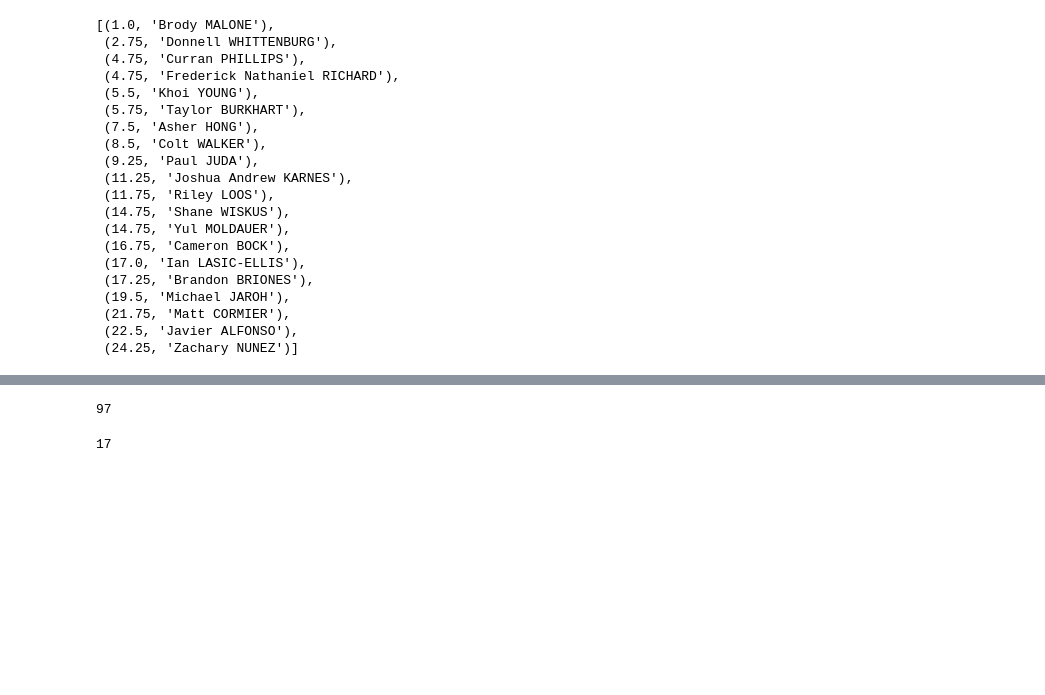
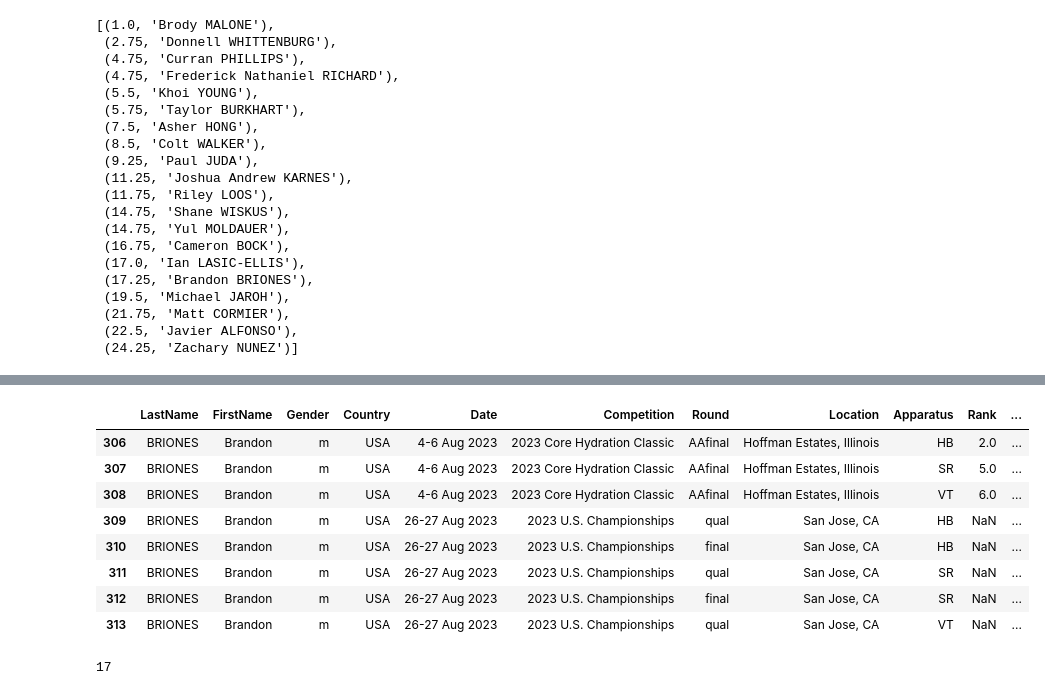
Before and after one commit to mgpruch/case-2-team-8, a Jupyter notebook: ishaan_part3.ipynb, the cells around one changed output, grey strips where cells are left out. Cells and saved outputs as stored; diff of their text form; code cells hidden in the pictures; blank space fills up the shorter version.

```diff
--- a/ishaan_part3.ipynb
+++ b/ishaan_part3.ipynb
@@ -251,7 +253,15 @@ len(ms_combined)
 # %%
-len(set(mens_data['name']))
+mens_data[mens_data['name'] == 'Brandon BRIONES']
 # %% [output]
-97
+|  | LastName | FirstName | Gender | Country | Date | Competition | Round | Location | Apparatus | Rank | ... |
+| 306 | BRIONES | Brandon | m | USA | 4-6 Aug 2023 | 2023 Core Hydration Classic | AAfinal | Hoffman Estates, Illinois | HB | 2.0 | ... |
+| 307 | BRIONES | Brandon | m | USA | 4-6 Aug 2023 | 2023 Core Hydration Classic | AAfinal | Hoffman Estates, Illinois | SR | 5.0 | ... |
+| 308 | BRIONES | Brandon | m | USA | 4-6 Aug 2023 | 2023 Core Hydration Classic | AAfinal | Hoffman Estates, Illinois | VT | 6.0 | ... |
+| 309 | BRIONES | Brandon | m | USA | 26-27 Aug 2023 | 2023 U.S. Championships | qual | San Jose, CA | HB | NaN | ... |
+| 310 | BRIONES | Brandon | m | USA | 26-27 Aug 2023 | 2023 U.S. Championships | final | San Jose, CA | HB | NaN | ... |
+| 311 | BRIONES | Brandon | m | USA | 26-27 Aug 2023 | 2023 U.S. Championships | qual | San Jose, CA | SR | NaN | ... |
+| 312 | BRIONES | Brandon | m | USA | 26-27 Aug 2023 | 2023 U.S. Championships | final | San Jose, CA | SR | NaN | ... |
+| 313 | BRIONES | Brandon | m | USA | 26-27 Aug 2023 | 2023 U.S. Championships | qual | San Jose, CA | VT | NaN | ... |
 # %%
 womens_apps = set(womens_data['Apparatus'])
 womens_sum_scores, womens_swe, womens_performances, womens_best_scores = create_sum_avgs(womens_data)
```
Also changed, not shown: parts of 4 cells of this notebook, 2 other files.
